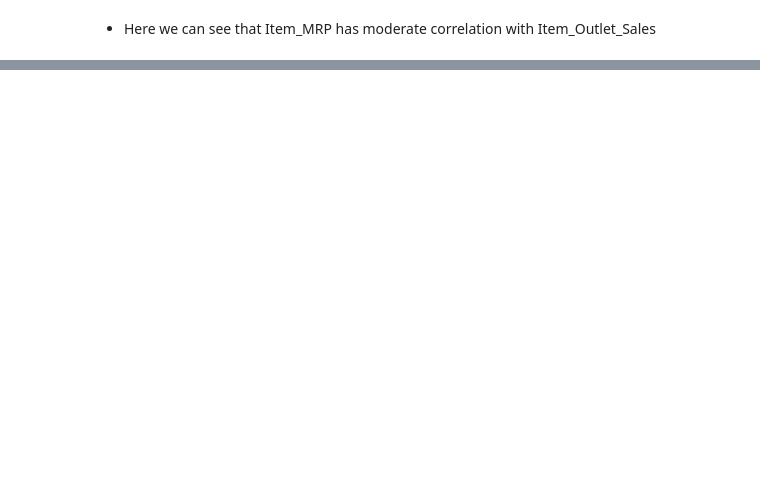
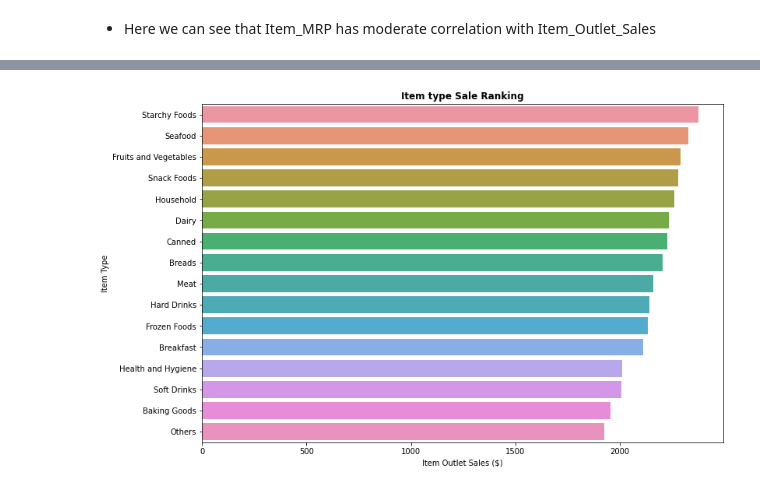
Before and after one commit to KDcodePy/Coding-dojo-project1-part1, a Jupyter notebook: Sales_prediction.ipynb, the cells around one changed output, grey strips where cells are left out. Saved outputs shown, nothing was run; the diff lists cells and outputs as text; code cells hidden in the pictures; blank space fills up the shorter version.

```diff
--- a/Sales_prediction.ipynb
+++ b/Sales_prediction.ipynb
@@ -296,0 +359,3 @@ ax = sns.heatmap(corr, cmap='Reds', annot = True);
+# %%
+ityp = df.groupby("Item_Type")["Item_Outlet_Sales"].mean().sort_values(ascending=False)
+ityp
@@ -296,0 +381,8 @@ ax = sns.heatmap(corr, cmap='Reds', annot = True);
+# %%
+fig, ax = plt.subplots(figsize=(12,8))
+sns.barplot(data=df,x='Item_Outlet_Sales' , y= 'Item_Type', order= ityp.index,errorbar= None)
+ax.set_xlabel('Item Outlet Sales ($)')
+ax.set_ylabel("Item Type")
+ax.set_title('Item type Sale Ranking', fontsize = 12, fontweight= 'bold');
+# %% [output]
+[figure, added]
```
Also changed, not shown: parts of 18 cells of this notebook.
